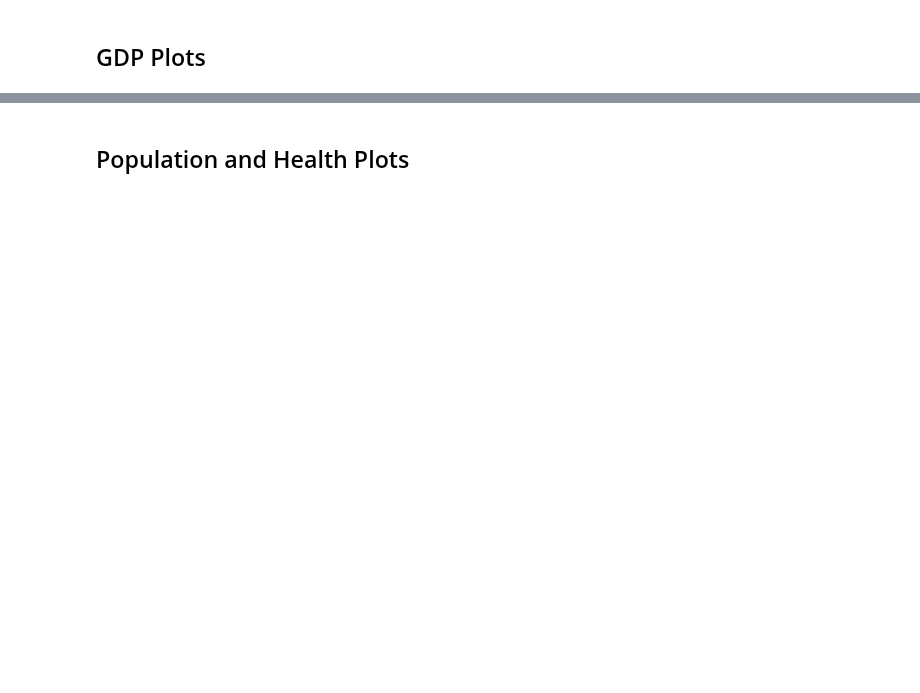
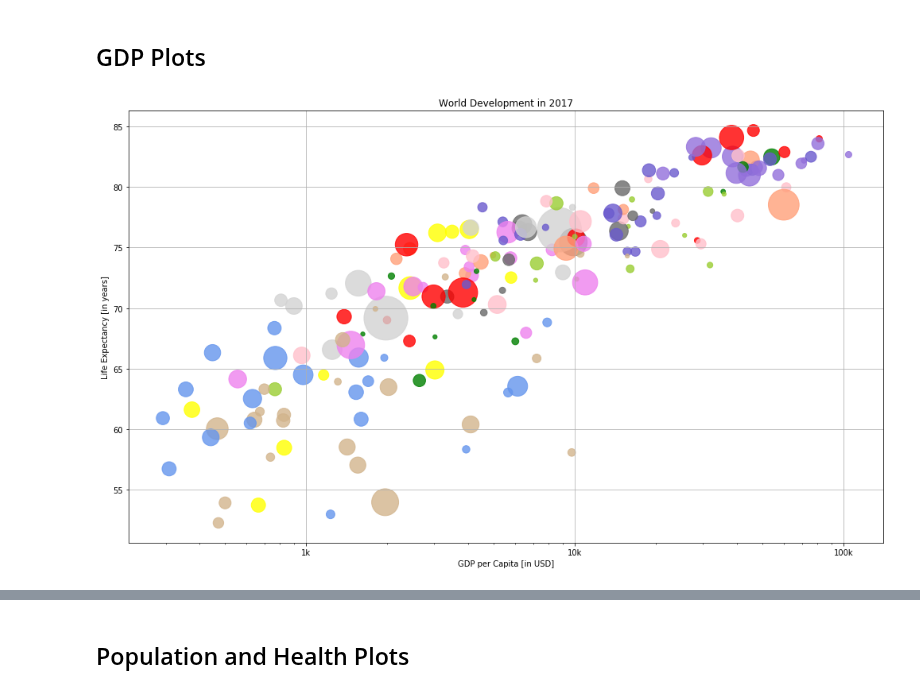
Before and after one commit to georgina1994/Optimus-Primer, a Jupyter notebook: Final Project.ipynb, the cells around one changed output, grey strips where cells are left out. Cells and saved outputs as stored; diff of their text form; code cells hidden in the pictures; blank space fills up the shorter version.

```diff
--- a/Final Project.ipynb
+++ b/Final Project.ipynb
@@ -1936,2 +2297,75 @@ plt.show()
 # %% [markdown]
 ## GDP Plots
+# %%
+# PK: GDP Graphs #############################################################
+
+## Plot bubble graph for Total GDP (in USD) for all country
+# Prepare data
+bubble_df = df.copy()
+bubble_df.columns = column_names
+bubble_data = bubble_df[[code, name, cool_name, gdp_p, population_total, life_expect]][bubble_df[cool_name] != 'Sentinel Prime']
+bubble_data['gdp_capita'] = bubble_df[gdp_p]/bubble_df[population_total]
+bubble_size = np.sqrt(bubble_data[population_total])/12
+bubble_color = []
+for index, row in bubble_data.iterrows():
+    if row[cool_name] == 'Optimus Prime':
+        bubble_color.append('red')
+    elif row[cool_name] == 'Bumblebee':
+        bubble_color.append('yellow')
+    elif row[cool_name] == 'Dinobots':
+        bubble_color.append('lightgray')
+    elif row[cool_name] == 'Jazz':
+        bubble_color.append('cornflowerblue')
+    elif row[cool_name] == 'Mirage':
+        bubble_color.append('violet')
+    elif row[cool_name] == 'Cliffhanger':
+        bubble_color.append('green')
+    elif row[cool_name] == 'Hot Rod':
+        bubble_color.append('lightsalmon')
+    elif row[cool_name] == 'Ironhide':
+        bubble_color.append('dimgray')
+    elif row[cool_name] == 'Jetfire':
+        bubble_color.append('mediumpurple')
+    elif row[cool_name] == 'Ratchet':
+        bubble_color.append('yellowgreen')
+    elif row[cool_name] == 'Sentinel Prime':
+        bubble_color.append('cyan')
+    elif row[cool_name] == 'Sideswipe':
+        bubble_color.append('tan')
+    elif row[cool_name] == 'Skids & Mudflap':
+        bubble_color.append('slateblue')
+    elif row[cool_name] == 'Wheeljack':
+        bubble_color.append('pink')
+    else:
+        bubble_color.append('white')
+
+# Plot scatter plot
+plt.figure(figsize=(17, 10))
+plt.scatter(bubble_data['gdp_capita'],
+            bubble_data[life_expect],
+            s=bubble_size,
+            color=bubble_color,
+            alpha=0.8)
+
+# Scale the plot with log
+plt.xscale('log')
+
+# Change the x-axis' tick label
+tick_val = [1000, 10000, 100000]
+tick_lab = ['1k', '10k', '100k']
+plt.xticks(tick_val, tick_lab)
+
+# Change the label
+plt.xlabel('GDP per Capita [in USD]')
+plt.ylabel('Life Expectancy [in years]')
+plt.title('World Development in 2017')
+
+# Show the graph
+plt.grid(True)
+plt.show()
+
+# https://stackoverflow.com/questions/17411940/matplotlib-scatter-plot-legend
+# To add legend
+# Or may be plot only 2 color: Optimus Prime vs Other
+# %% [output]
+[figure, added]
```
Also changed, not shown: parts of 39 cells of this notebook.
